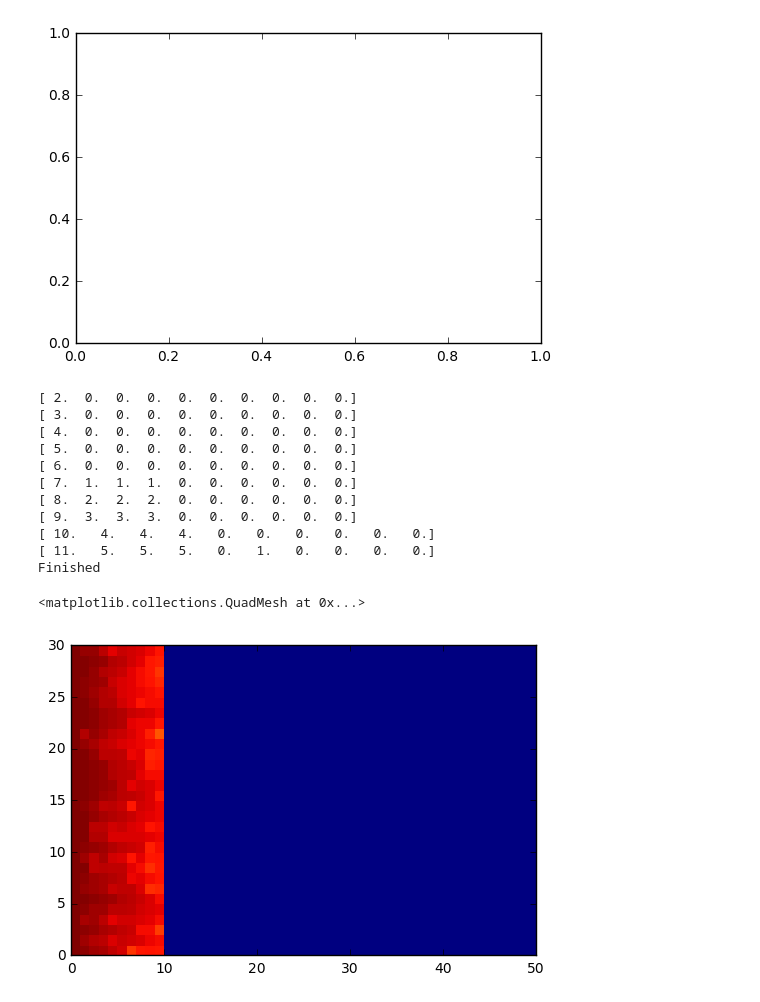
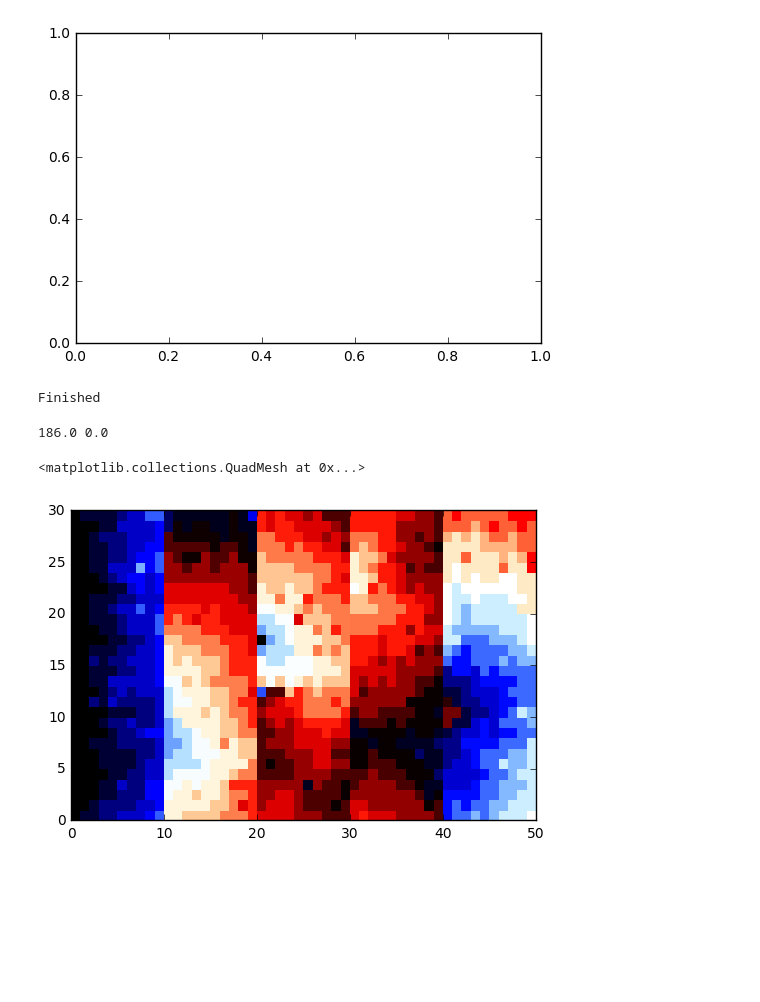
Before and after one commit to Wheele9/Petrdish-simulation, a Jupyter notebook: PetriDish.ipynb, the cells around one changed output. Drawn from its saved outputs; the diff is of its cells as text; code cells hidden in the pictures; blank space fills up the shorter version.

Commit message:
AgeMap plotting improved

```diff
--- a/PetriDish.ipynb
+++ b/PetriDish.ipynb
@@ -204,25 +204,15 @@ eColi=bacteria(petriD, 0.2)
 [figure]
 # %%
 # while True:
-simulStep=10
+simulStep=910
 
 for i in range(simulStep):
 
     eColi.evolve()
 
     eColi.spread()
-    print (eColi.ageMap[0,:10])
+
 
 print ("Finished")
 # %% [output]
-[ 2.  0.  0.  0.  0.  0.  0.  0.  0.  0.]
-[ 3.  0.  0.  0.  0.  0.  0.  0.  0.  0.]
-[ 4.  0.  0.  0.  0.  0.  0.  0.  0.  0.]
-[ 5.  0.  0.  0.  0.  0.  0.  0.  0.  0.]
-[ 6.  0.  0.  0.  0.  0.  0.  0.  0.  0.]
-[ 7.  1.  1.  1.  0.  0.  0.  0.  0.  0.]
-[ 8.  2.  2.  2.  0.  0.  0.  0.  0.  0.]
-[ 9.  3.  3.  3.  0.  0.  0.  0.  0.  0.]
-[ 10.   4.   4.   4.   0.   0.   0.   0.   0.   0.]
-[ 11.   5.   5.   5.   0.   1.   0.   0.   0.   0.]
 Finished
@@ -229,5 +226,11 @@ Finished
+# %%
+print (np.max(RESULT), np.min(RESULT))
+minv=np.min(RESULT)
+maxv=np.max(RESULT)
+# %% [output]
+186.0 0.0
 # %%
-plt.pcolormesh(eColi.ageMap)
+plt.pcolormesh(eColi.ageMap, cmap='flag')
 # %% [output]
 <matplotlib.collections.QuadMesh at 0x...>
-[figure, old version]
+[figure, new version]
```
Also changed, not shown: parts of 8 cells of this notebook.
